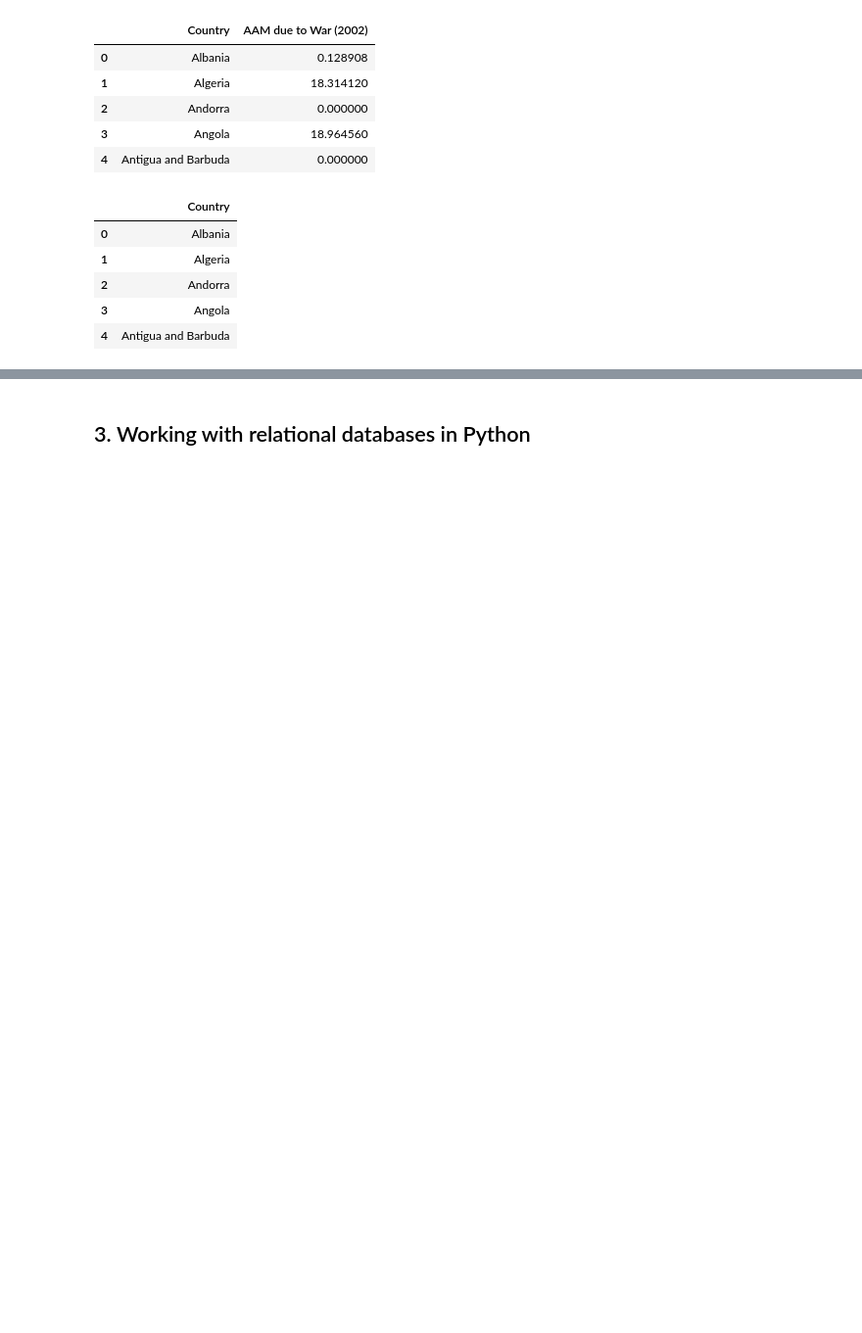
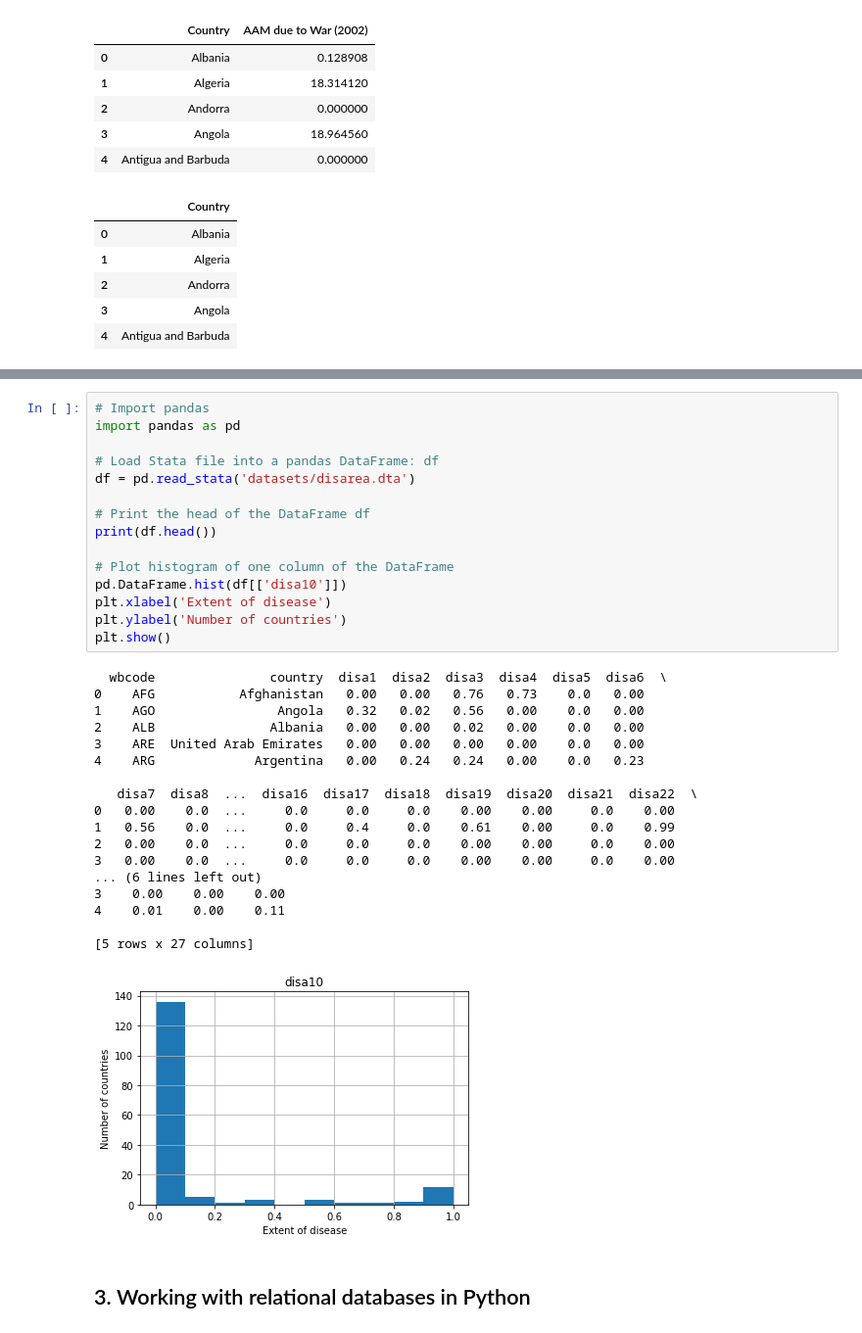
Before and after one commit to pedrogrigorio/DataCamp-Python-Data-Science-Track, a Jupyter notebook: 11-Introduction_to_Importing_Data_in_Python/notebook.ipynb, the cells around one changed output, grey strips where cells are left out. Shown: that part at 98% size. Saved outputs shown, nothing was run; the diff lists cells and outputs as text; blank space fills up the shorter version.

```diff
--- a/11-Introduction_to_Importing_Data_in_Python/notebook.ipynb
+++ b/11-Introduction_to_Importing_Data_in_Python/notebook.ipynb
@@ -347,2 +379,36 @@ display(df2.head())
+# %%
+# Import pandas
+import pandas as pd
+
+# Load Stata file into a pandas DataFrame: df
+df = pd.read_stata('datasets/disarea.dta')
+
+# Print the head of the DataFrame df
+print(df.head())
+
+# Plot histogram of one column of the DataFrame
+pd.DataFrame.hist(df[['disa10']])
+plt.xlabel('Extent of disease')
+plt.ylabel('Number of countries')
+plt.show()
+# %% [output]
+  wbcode               country  disa1  disa2  disa3  disa4  disa5  disa6  \
+0    AFG           Afghanistan   0.00   0.00   0.76   0.73    0.0   0.00
+1    AGO                Angola   0.32   0.02   0.56   0.00    0.0   0.00
+2    ALB               Albania   0.00   0.00   0.02   0.00    0.0   0.00
+3    ARE  United Arab Emirates   0.00   0.00   0.00   0.00    0.0   0.00
+4    ARG             Argentina   0.00   0.24   0.24   0.00    0.0   0.23
+
+   disa7  disa8  ...  disa16  disa17  disa18  disa19  disa20  disa21  disa22  \
+0   0.00    0.0  ...     0.0     0.0     0.0    0.00    0.00     0.0    0.00
+1   0.56    0.0  ...     0.0     0.4     0.0    0.61    0.00     0.0    0.99
+2   0.00    0.0  ...     0.0     0.0     0.0    0.00    0.00     0.0    0.00
+3   0.00    0.0  ...     0.0     0.0     0.0    0.00    0.00     0.0    0.00
+... (6 lines left out)
+3    0.00    0.00    0.00
+4    0.01    0.00    0.11
+
+[5 rows x 27 columns]
+[figure, added]
 # %% [markdown]
 ## 3. Working with relational databases in Python
```
Also changed, not shown: parts of 4 cells of this notebook.
